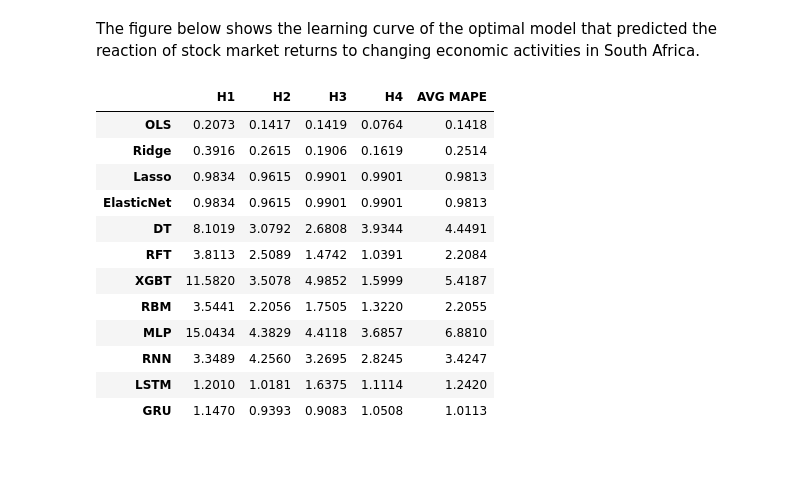
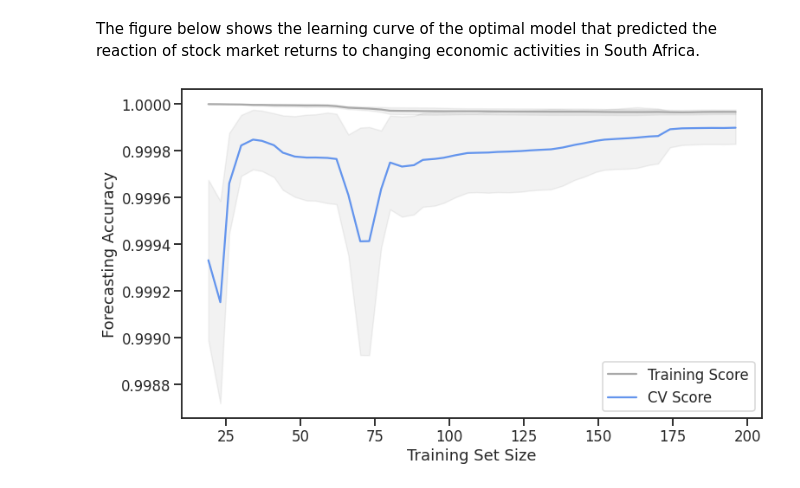
Before and after one commit to tshepochris/mastersproject, a Jupyter notebook: mastersproject.ipynb, the cells around one changed output. Drawn from its saved outputs; the diff is of its cells as text; code cells hidden in the pictures; blank space fills up the shorter version.

```diff
--- a/mastersproject.ipynb
+++ b/mastersproject.ipynb
@@ -1982,19 +1982,30 @@ combined_pca_reduced_models_performance_appraisal_results
 # The Learning Curve of the Optimal Model that Predicted the Reaction of Stock Market Returns to Changing Economic Activities in South Africa
 # %% [markdown]
 The figure below shows the learning curve of the optimal model that predicted the reaction of stock market returns to changing economic activities in South Africa.
-# %%
-combined_pca_reduced_models_performance_appraisal_results
-# %% [output]
-|  | H1 | H2 | H3 | H4 | AVG MAPE |
-| OLS | 0.2073 | 0.1417 | 0.1419 | 0.0764 | 0.1418 |
-| Ridge | 0.3916 | 0.2615 | 0.1906 | 0.1619 | 0.2514 |
-| Lasso | 0.9834 | 0.9615 | 0.9901 | 0.9901 | 0.9813 |
-| ElasticNet | 0.9834 | 0.9615 | 0.9901 | 0.9901 | 0.9813 |
-| DT | 8.1019 | 3.0792 | 2.6808 | 3.9344 | 4.4491 |
-| RFT | 3.8113 | 2.5089 | 1.4742 | 1.0391 | 2.2084 |
-| XGBT | 11.5820 | 3.5078 | 4.9852 | 1.5999 | 5.4187 |
-| RBM | 3.5441 | 2.2056 | 1.7505 | 1.3220 | 2.2055 |
-| MLP | 15.0434 | 4.3829 | 4.4118 | 3.6857 | 6.8810 |
-| RNN | 3.3489 | 4.2560 | 3.2695 | 2.8245 | 3.4247 |
-| LSTM | 1.2010 | 1.0181 | 1.6375 | 1.1114 | 1.2420 |
-| GRU | 1.1470 | 0.9393 | 0.9083 | 1.0508 | 1.0113 |
+# %%
+x = np.array(reduced_feature_set_rft.iloc[::, 0: -1]) # Assign predictor features
+y = np.array(pd.DataFrame(reduced_feature_set_rft.iloc[::, -1])) # Assign the target feature
+x_train, x_test, y_train, y_test = train_test_split(x,y,test_size = 0.1, random_state=0)
+scaler = StandardScaler()
+x_train = scaler.fit_transform(x_train)
+x_test = scaler.transform(x_test)
+ols = LinearRegression(fit_intercept=False)
+ols.fit(x_train, y_train)
+trainsize_ols, trainscore_ols, testscore_ols  =  learning_curve(ols, x, y, cv = 5, n_jobs = 5, train_sizes = np.linspace(0.1, 1.0, 50))
+trainscore_ols_mean  =  np.mean(trainscore_ols,axis = 1)
+testscore_ols_mean  =  np.mean(testscore_ols,axis = 1)
+trainscore_ols_std = np.std(trainscore_ols, axis = 1)
+testscore_ols_std = np.std(testscore_ols, axis = 1)
+plt.plot(trainsize_ols, trainscore_ols_mean, color="darkgrey", label = "Training Score",)
+plt.plot(trainsize_ols, testscore_ols_mean, color = "cornflowerblue", label = "CV Score",)
+plt.fill_between(trainsize_ols, trainscore_ols_mean - trainscore_ols_std,
+                 trainscore_ols_mean + trainscore_ols_std, alpha=0.1,
+                 color="grey")
+plt.fill_between(trainsize_ols, testscore_ols_mean - testscore_ols_std,
+                 testscore_ols_mean + testscore_ols_std, alpha=0.1, color="gray")
+plt.xlabel("Training Set Size")
+plt.ylabel("Forecasting Accuracy")
+plt.legend(loc = 4)
+plt.show()
+# %% [output]
+[figure, added]
```
Also changed, not shown: parts of 17 cells of this notebook.
